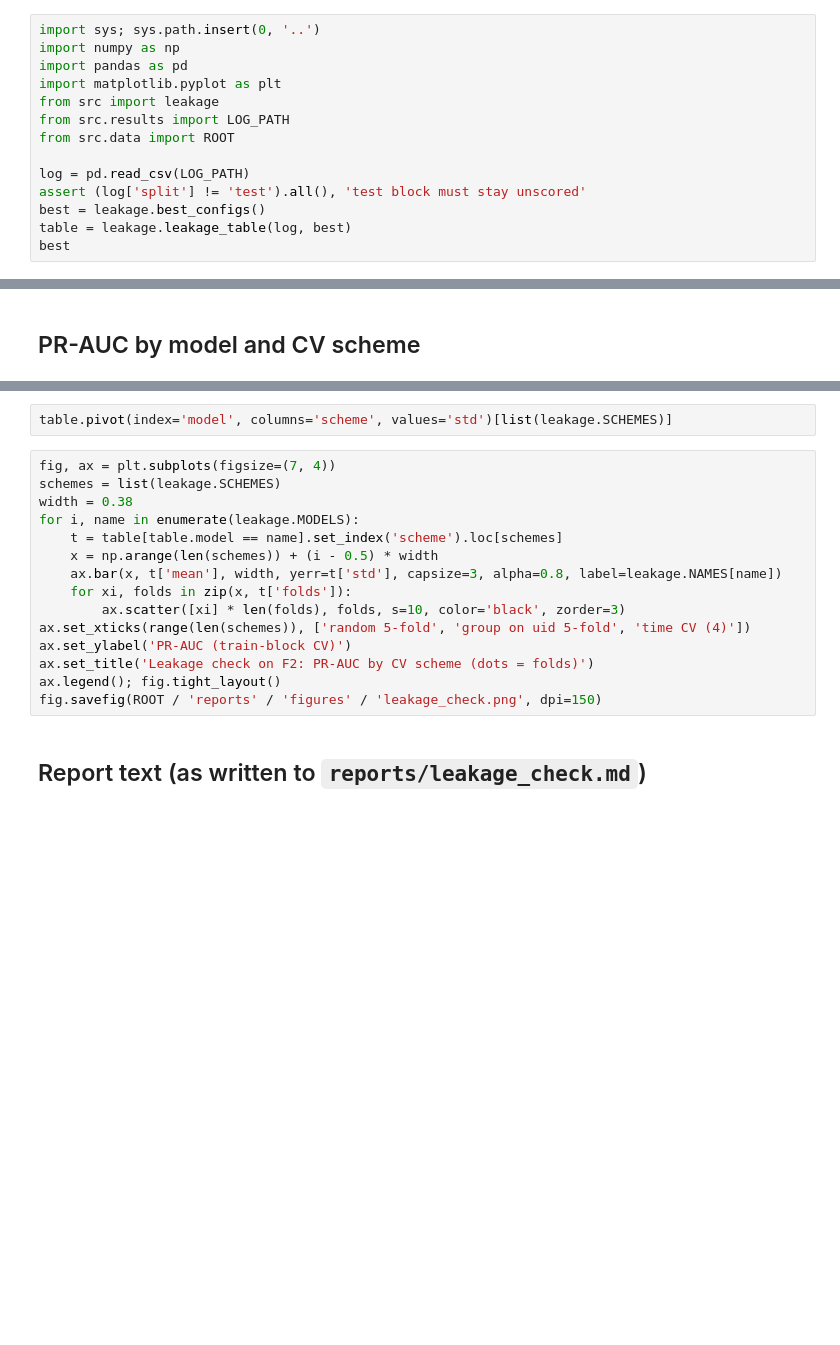
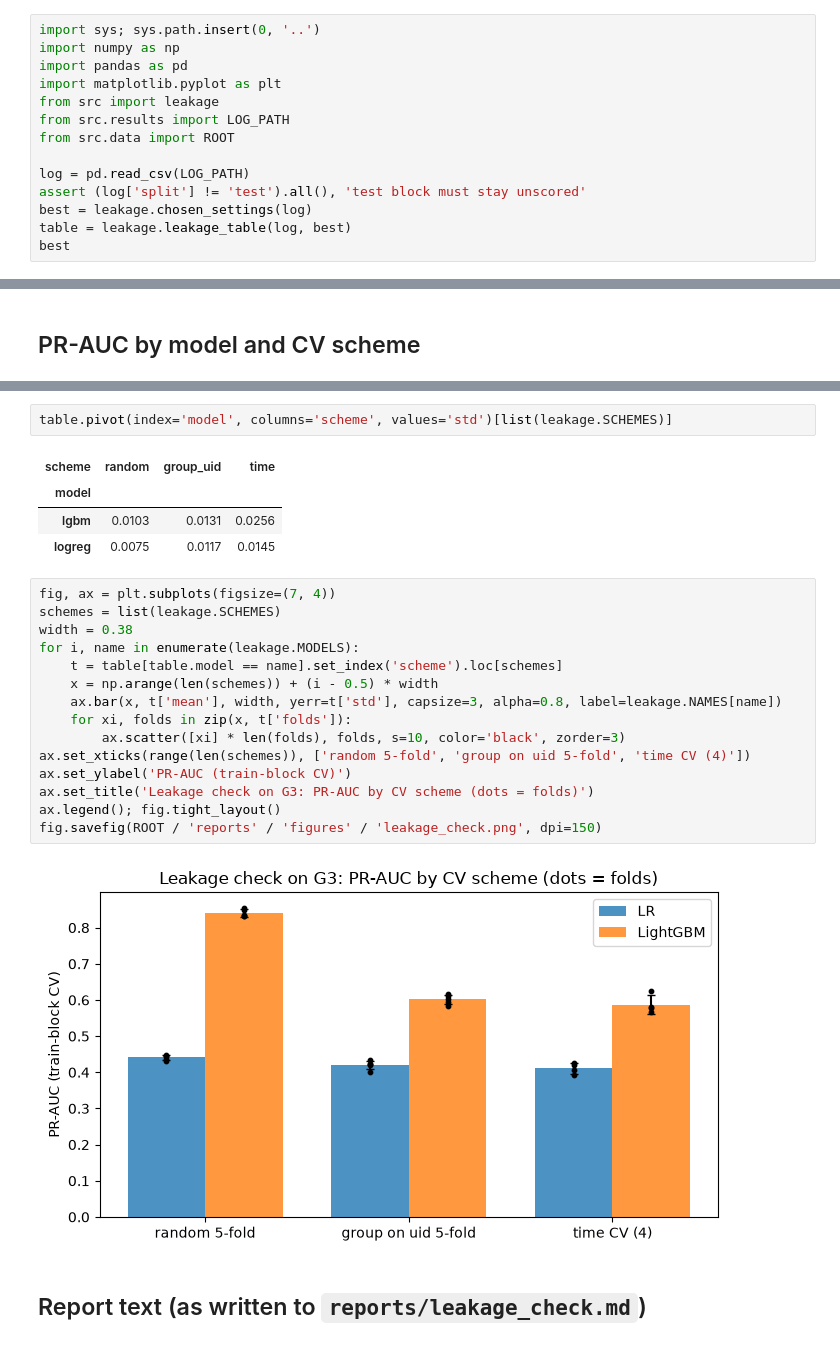
Before and after one commit to domi-bryan/bt4012, a Jupyter notebook: notebooks/11_leakage_check.ipynb, the cells around one changed output, grey strips where cells are left out. Cells and saved outputs as stored; diff of their text form; blank space fills up the shorter version.

```diff
--- a/notebooks/11_leakage_check.ipynb
+++ b/notebooks/11_leakage_check.ipynb
@@ -15,6 +17,6 @@ from src.data import ROOT
 
 log = pd.read_csv(LOG_PATH)
 assert (log['split'] != 'test').all(), 'test block must stay unscored'
-best = leakage.best_configs()
+best = leakage.chosen_settings(log)
 table = leakage.leakage_table(log, best)
 best
@@ -26,20 +40,27 @@ table.pivot(index='model', columns='scheme', values='mean')[list(leakage.SCHEMES
 # %%
 table.pivot(index='model', columns='scheme', values='std')[list(leakage.SCHEMES)]
+# %% [output]
+| scheme | random | group_uid | time |
+| model |  |  |  |
+| lgbm | 0.0103 | 0.0131 | 0.0256 |
+| logreg | 0.0075 | 0.0117 | 0.0145 |
 # %%
 fig, ax = plt.subplots(figsize=(7, 4))
 schemes = list(leakage.SCHEMES)
 width = 0.38
 for i, name in enumerate(leakage.MODELS):
     t = table[table.model == name].set_index('scheme').loc[schemes]
     x = np.arange(len(schemes)) + (i - 0.5) * width
     ax.bar(x, t['mean'], width, yerr=t['std'], capsize=3, alpha=0.8, label=leakage.NAMES[name])
     for xi, folds in zip(x, t['folds']):
         ax.scatter([xi] * len(folds), folds, s=10, color='black', zorder=3)
 ax.set_xticks(range(len(schemes)), ['random 5-fold', 'group on uid 5-fold', 'time CV (4)'])
 ax.set_ylabel('PR-AUC (train-block CV)')
-ax.set_title('Leakage check on F2: PR-AUC by CV scheme (dots = folds)')
+ax.set_title('Leakage check on G3: PR-AUC by CV scheme (dots = folds)')
 ax.legend(); fig.tight_layout()
 fig.savefig(ROOT / 'reports' / 'figures' / 'leakage_check.png', dpi=150)
+# %% [output]
+[figure, added]
 # %% [markdown]
 ## Report text (as written to `reports/leakage_check.md`)
 # %%
```
Also changed, not shown: parts of 4 cells of this notebook, 7 other files.
